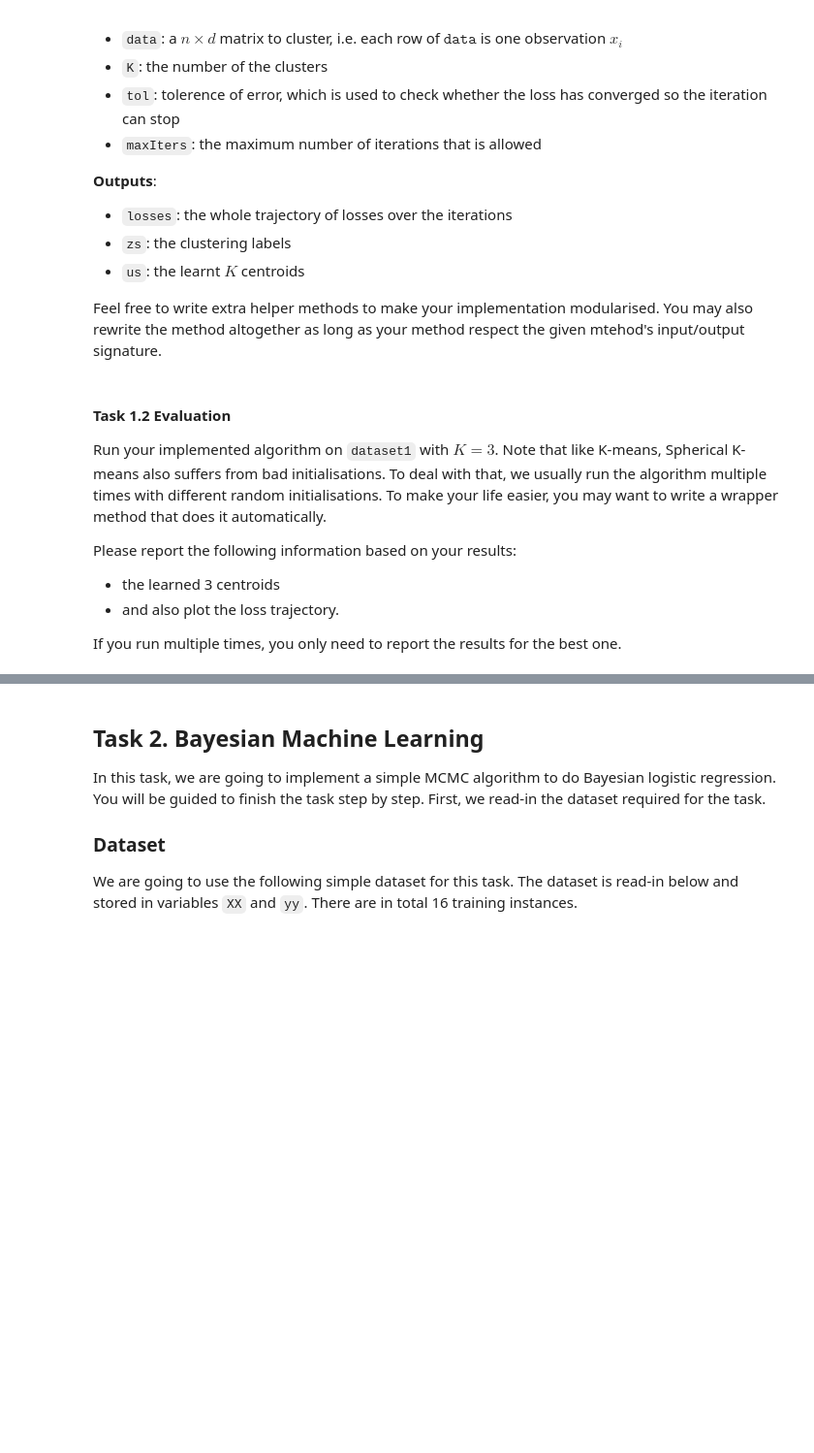
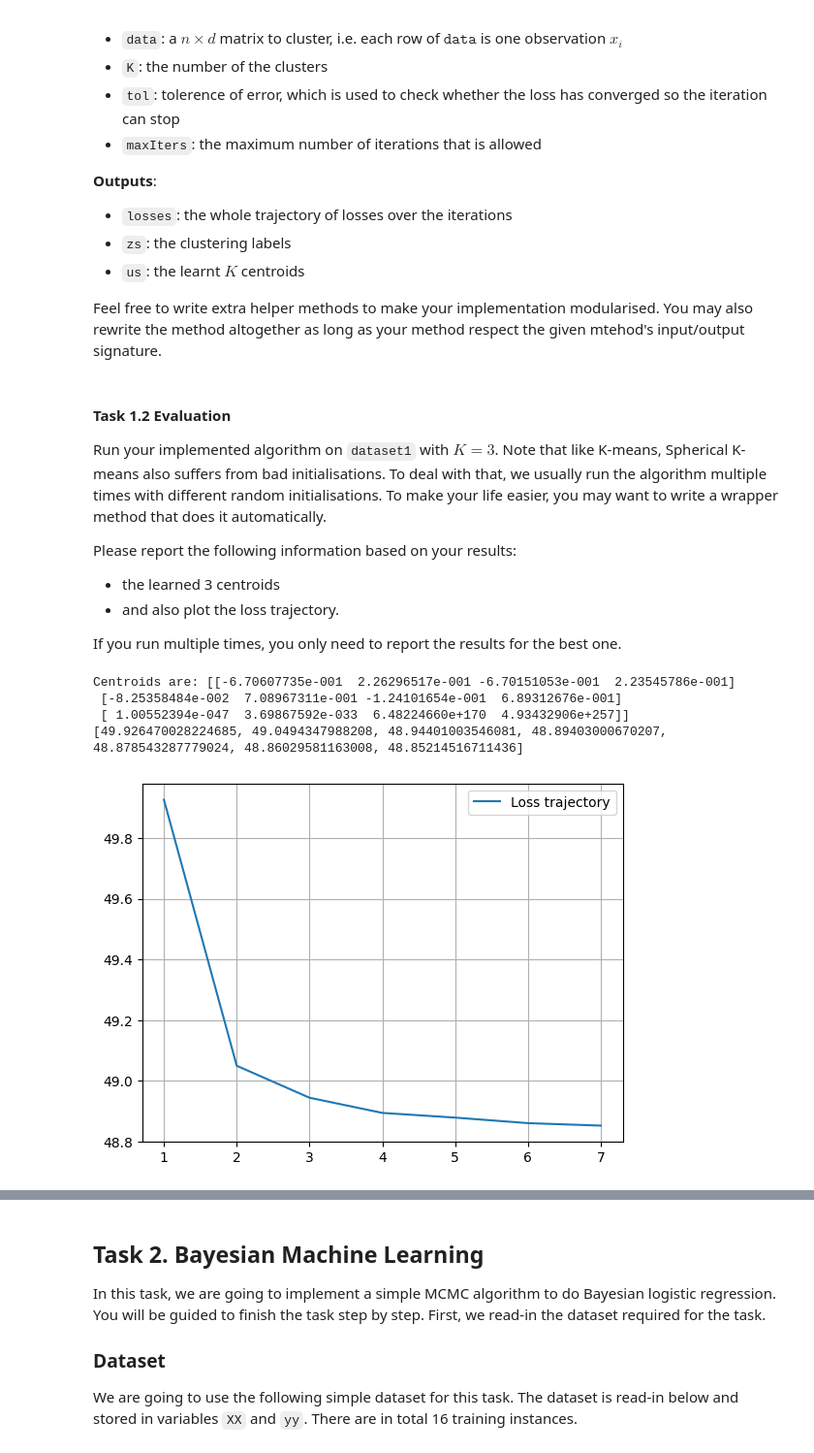
Before and after one commit to RMCArthur-StAndrews/MachineLearningAssessment2, a Jupyter notebook: CS5914_assignment2.ipynb, the cells around one changed output, grey strips where cells are left out. Shown: that part at 97% size. Cells and saved outputs as stored; diff of their text form; code cells hidden in the pictures; blank space fills up the shorter version.

```diff
--- a/CS5914_assignment2.ipynb
+++ b/CS5914_assignment2.ipynb
@@ -122,6 +241,6 @@ def sphericalKmeans(data, K=3, tol= 1e-4, maxIters= 100):
     return losses, zs, us
 # %% [markdown]
-#### Task 1.2 Evaluation
+ #### Task 1.2 Evaluation
 
 Run your implemented algorithm on `dataset1` with $K =3$. Note that like K-means, Spherical K-means also suffers from bad initialisations. To deal with that, we usually run the algorithm multiple times with different random initialisations. To make your life easier, you may want to write a wrapper method that does it automatically.
 
@@ -133,4 +252,46 @@ If you run multiple times, you only need to report the results for the best one.
 # %%
 # run spherical K-means on dataset1 and report your results here
 # use more cells if you need to
+
+
+def run_k_means_iter(iterations, data, k=3, labels=None):
+    """
+    Runs K means and returns the best outcome of iterations
+    :param iterations: The number of iterations to run
+    :param data: the data to run the model
+    :param k: the number of centroids you want
+    :return: The best run's centroids, losses, and the mapping of each entry to its closest centroid
+    """
+
+    mutual_score_list = np.empty(iterations, dtype=object)
+    losses_list = np.empty(iterations, dtype=object)
+    zs_list = np.empty(iterations, dtype=object)
+    centroids_list = np.empty(iterations, dtype=object)
+    for i in range(0, iterations):
+        losses, zs, centroids =sphericalKmeans(data,k)
+        losses_list[i]= losses
+        zs_list[i] = zs
+        centroids_list[i]= centroids
+        if labels is not None:
+            mutual_score_list[i] = normalized_mutual_info_score(zs, labels)
+
+    best_ind =  np.argmin(losses_list, axis=0) if labels is None else np.argmax(mutual_score_list, axis=0)
+    return centroids_list[best_ind], losses_list[best_ind], zs_list[best_ind], mutual_score_list[best_ind]
+
+
+centroid, loss,_,_= run_k_means_iter(10,dataset1, 3)
+
+print("Centroids are: " + str(centroid))
+print(loss)
+plt.close()
+plt.plot(range(1, len(loss)+1), loss, label = 'Loss trajectory')
+plt.grid()
+plt.legend()
+plt.show()
+# %% [output]
+Centroids are: [[-6.70607735e-001  2.26296517e-001 -6.70151053e-001  2.23545786e-001]
+ [-8.25358484e-002  7.08967311e-001 -1.24101654e-001  6.89312676e-001]
+ [ 1.00552394e-047  3.69867592e-033  6.48224660e+170  4.93432906e+257]]
+[49.926470028224685, 49.0494347988208, 48.94401003546081, 48.89403000670207, 48.878543287779024, 48.86029581163008, 48.85214516711436]
+[figure, added]
 # %% [markdown]
```
Also changed, not shown: parts of 22 cells of this notebook.
